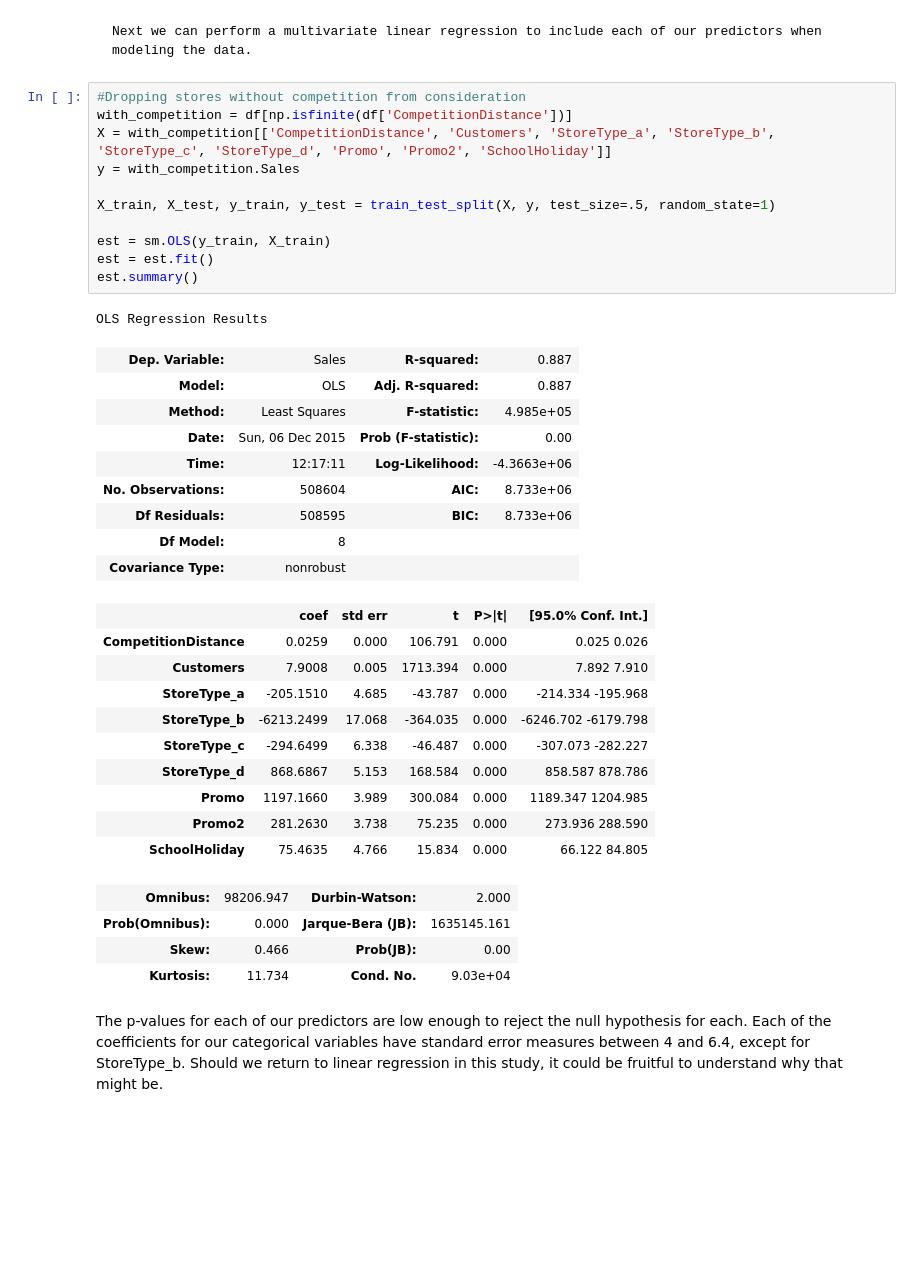
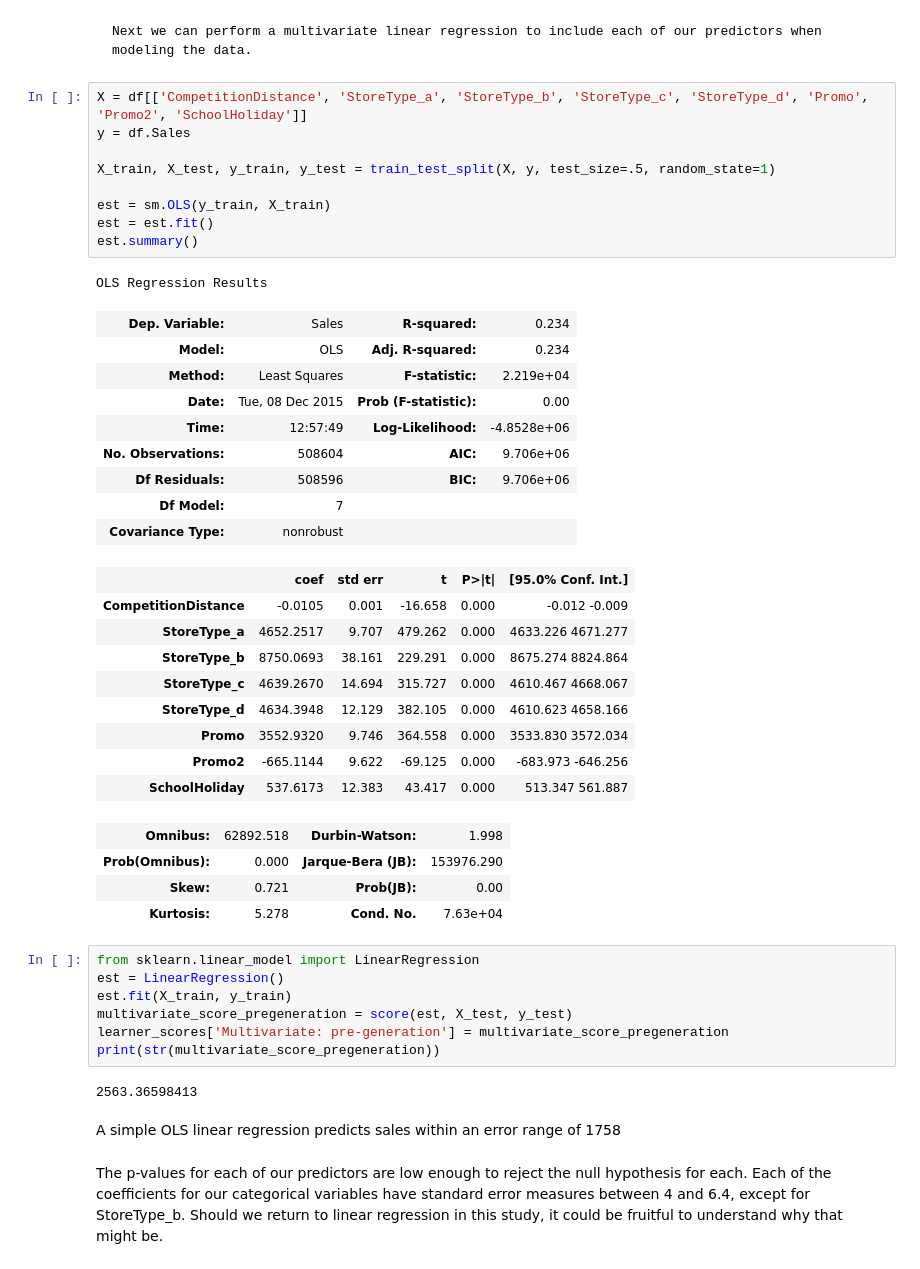
Before and after one commit to andrew-d-taylor/rossman-machine-learning, a Jupyter notebook: notebooks/ProjectSummary.ipynb, the cells around one changed output. Drawn from its saved outputs; the diff is of its cells as text; blank space fills up the shorter version.

Commit message:
Cleaning up earlier learners

```diff
--- a/notebooks/ProjectSummary.ipynb
+++ b/notebooks/ProjectSummary.ipynb
@@ -93,41 +102,49 @@ customersRegression.score(X_test, y_test)
 # %% [markdown]
     Next we can perform a multivariate linear regression to include each of our predictors when modeling the data.
 # %%
-#Dropping stores without competition from consideration
-with_competition = df[np.isfinite(df['CompetitionDistance'])]
-X = with_competition[['CompetitionDistance', 'Customers', 'StoreType_a', 'StoreType_b', 'StoreType_c', 'StoreType_d', 'Promo', 'Promo2', 'SchoolHoliday']]
-y = with_competition.Sales
+X = df[['CompetitionDistance', 'StoreType_a', 'StoreType_b', 'StoreType_c', 'StoreType_d', 'Promo', 'Promo2', 'SchoolHoliday']]
+y = df.Sales
 
 X_train, X_test, y_train, y_test = train_test_split(X, y, test_size=.5, random_state=1)
 
 est = sm.OLS(y_train, X_train)
 est = est.fit()
 est.summary()
 # %% [output]
 OLS Regression Results
-| Dep. Variable: | Sales | R-squared: | 0.887 |
-| Model: | OLS | Adj. R-squared: | 0.887 |
-| Method: | Least Squares | F-statistic: | 4.985e+05 |
-| Date: | Sun, 06 Dec 2015 | Prob (F-statistic): | 0.00 |
-| Time: | 12:17:11 | Log-Likelihood: | -4.3663e+06 |
-| No. Observations: | 508604 | AIC: | 8.733e+06 |
-| Df Residuals: | 508595 | BIC: | 8.733e+06 |
-| Df Model: | 8 |  |  |
+| Dep. Variable: | Sales | R-squared: | 0.234 |
+| Model: | OLS | Adj. R-squared: | 0.234 |
+| Method: | Least Squares | F-statistic: | 2.219e+04 |
+| Date: | Tue, 08 Dec 2015 | Prob (F-statistic): | 0.00 |
+| Time: | 12:57:49 | Log-Likelihood: | -4.8528e+06 |
+| No. Observations: | 508604 | AIC: | 9.706e+06 |
+| Df Residuals: | 508596 | BIC: | 9.706e+06 |
+| Df Model: | 7 |  |  |
 | Covariance Type: | nonrobust |  |  |
 |  | coef | std err | t | P>|t| | [95.0% Conf. Int.] |
-| CompetitionDistance | 0.0259 | 0.000 | 106.791 | 0.000 | 0.025 0.026 |
-| Customers | 7.9008 | 0.005 | 1713.394 | 0.000 | 7.892 7.910 |
-| StoreType_a | -205.1510 | 4.685 | -43.787 | 0.000 | -214.334 -195.968 |
-| StoreType_b | -6213.2499 | 17.068 | -364.035 | 0.000 | -6246.702 -6179.798 |
-| StoreType_c | -294.6499 | 6.338 | -46.487 | 0.000 | -307.073 -282.227 |
-| StoreType_d | 868.6867 | 5.153 | 168.584 | 0.000 | 858.587 878.786 |
-| Promo | 1197.1660 | 3.989 | 300.084 | 0.000 | 1189.347 1204.985 |
-| Promo2 | 281.2630 | 3.738 | 75.235 | 0.000 | 273.936 288.590 |
-| SchoolHoliday | 75.4635 | 4.766 | 15.834 | 0.000 | 66.122 84.805 |
+| CompetitionDistance | -0.0105 | 0.001 | -16.658 | 0.000 | -0.012 -0.009 |
+| StoreType_a | 4652.2517 | 9.707 | 479.262 | 0.000 | 4633.226 4671.277 |
+| StoreType_b | 8750.0693 | 38.161 | 229.291 | 0.000 | 8675.274 8824.864 |
+| StoreType_c | 4639.2670 | 14.694 | 315.727 | 0.000 | 4610.467 4668.067 |
+| StoreType_d | 4634.3948 | 12.129 | 382.105 | 0.000 | 4610.623 4658.166 |
+| Promo | 3552.9320 | 9.746 | 364.558 | 0.000 | 3533.830 3572.034 |
+| Promo2 | -665.1144 | 9.622 | -69.125 | 0.000 | -683.973 -646.256 |
+| SchoolHoliday | 537.6173 | 12.383 | 43.417 | 0.000 | 513.347 561.887 |
-| Omnibus: | 98206.947 | Durbin-Watson: | 2.000 |
-| Prob(Omnibus): | 0.000 | Jarque-Bera (JB): | 1635145.161 |
-| Skew: | 0.466 | Prob(JB): | 0.00 |
-| Kurtosis: | 11.734 | Cond. No. | 9.03e+04 |
+| Omnibus: | 62892.518 | Durbin-Watson: | 1.998 |
+| Prob(Omnibus): | 0.000 | Jarque-Bera (JB): | 153976.290 |
+| Skew: | 0.721 | Prob(JB): | 0.00 |
+| Kurtosis: | 5.278 | Cond. No. | 7.63e+04 |
+# %%
+from sklearn.linear_model import LinearRegression
+est = LinearRegression()
+est.fit(X_train, y_train)
+multivariate_score_pregeneration = score(est, X_test, y_test)
+learner_scores['Multivariate: pre-generation'] = multivariate_score_pregeneration
+print(str(multivariate_score_pregeneration))
+# %% [output]
+2563.36598413
+# %% [markdown]
+A simple OLS linear regression predicts sales within an error range of 1758
 # %% [markdown]
 The p-values for each of our predictors are low enough to reject the null hypothesis for each.
 Each of the coefficients for our categorical variables have standard error measures between 4 and 6.4, except for
```
Also changed, not shown: parts of 13 cells of this notebook.
